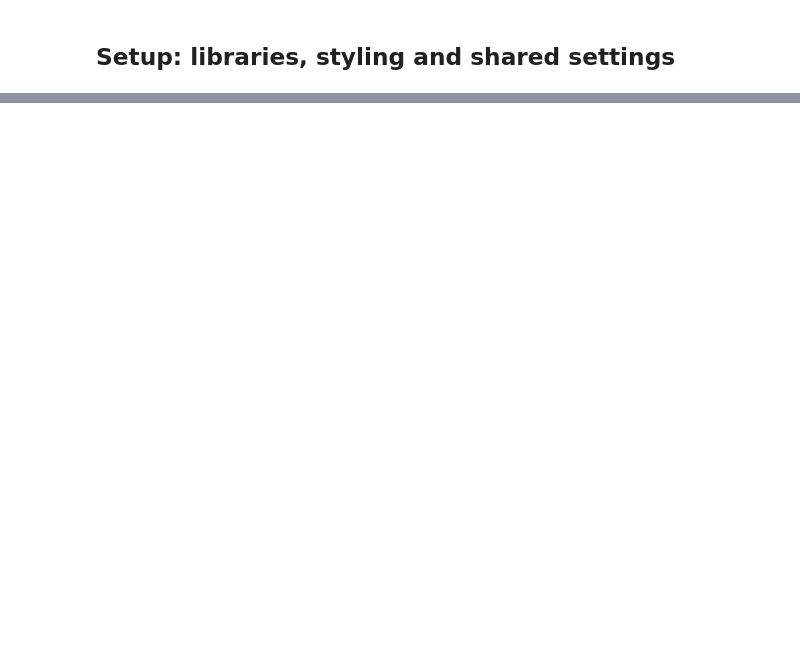
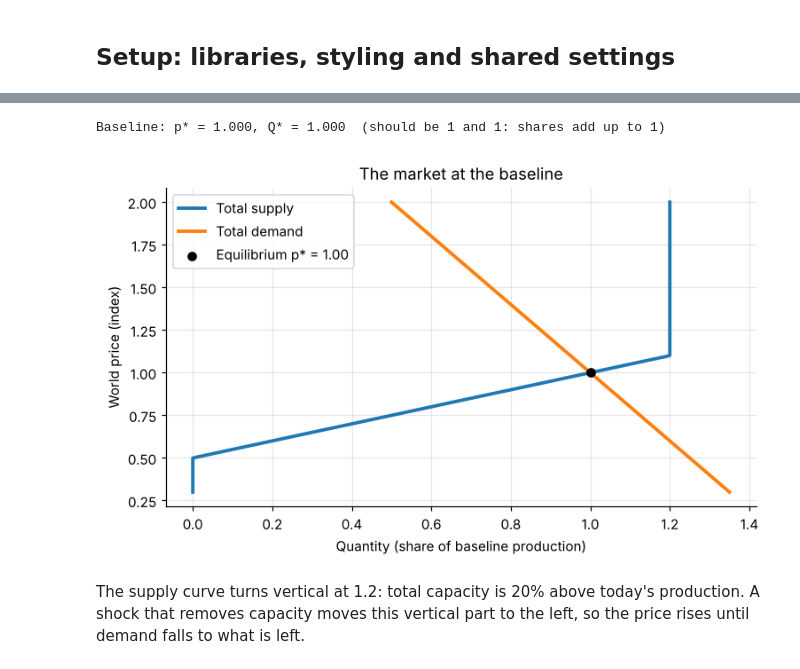
Before and after one commit to radiah23/Modeling-Fast-Fashion-Supply-Chain, a Jupyter notebook: Networks_FP_Model2.ipynb, the cells around one changed output, grey strips where cells are left out. Drawn from its saved outputs; the diff is of its cells as text; code cells hidden in the pictures; blank space fills up the shorter version.

```diff
--- a/Networks_FP_Model2.ipynb
+++ b/Networks_FP_Model2.ipynb
@@ -449,0 +260,47 @@ More spare capacity means the other producers can replace more of China's lost o
+# %%
+# MARKET PARAMETERS (README section 6, items 7-10). Change values here only.
+PARAMS = dict(p0=1.0,        # baseline world price (normalized)
+              lam=0.5,       # labour share: unit cost c_i = lam * W_i / W_max
+              eps=0.5,       # demand price elasticity: B_j = eps * C_j / p0
+              spare=0.2)     # spare capacity: K_i = P_i * (1 + spare)
+
+def calibrate(world, par=PARAMS):
+    """Numpy arrays so the market clears at p0 with the world's sizes."""
+    P, W, C = world["P"], world["W"], world["C"]
+    c = par["lam"] * W / W.max()                  # unit cost, always below p0
+    s = P / (par["p0"] - c)                       # supply slope: S_i(p0) = P_i
+    K = P * (1 + par["spare"])                    # capacity
+    B = par["eps"] * C / par["p0"]                # demand slope
+    A = C + B * par["p0"]                         # demand intercept: D_j(p0) = C_j
+    return dict(P=P, c=c, s=s, K=K, A=A, B=B, p0=par["p0"])
+
+def supply(p, m, K=None):
+    """Supply of every producer at price p (vectorized; K can be overridden by a shock)."""
+    K = m["K"] if K is None else K
+    return np.minimum(K, np.maximum(0.0, m["s"] * (p - m["c"])))
+
+def demand(p, m):
+    return np.maximum(0.0, m["A"] - m["B"] * p)
+
+def equilibrium(m, K=None):
+    """World price where total supply = total demand."""
+    excess = lambda p: demand(p, m).sum() - supply(p, m, K).sum()
+    p = brentq(excess, 1e-6, 50 * m["p0"])
+    return p, supply(p, m, K), demand(p, m)
+
+MKT = calibrate(GEN)
+p_star, S_star, D_star = equilibrium(MKT)
+print(f"Baseline: p* = {p_star:.3f}, Q* = {S_star.sum():.3f}  (should be 1 and 1: shares add up to 1)")
+
+p_grid = np.linspace(0.3, 2.0, 300)
+fig, ax = plt.subplots(figsize=(7, 4.3))
+ax.plot([supply(p, MKT).sum() for p in p_grid], p_grid, lw=2.5, label="Total supply")
+ax.plot([demand(p, MKT).sum() for p in p_grid], p_grid, lw=2.5, label="Total demand")
+ax.scatter([S_star.sum()], [p_star], color="black", zorder=5, label=f"Equilibrium p* = {p_star:.2f}")
+ax.set_xlabel("Quantity (share of baseline production)"); ax.set_ylabel("World price (index)")
+ax.set_title("The market at the baseline"); ax.legend(); plt.tight_layout(); plt.show()
+# %% [output]
+Baseline: p* = 1.000, Q* = 1.000  (should be 1 and 1: shares add up to 1)
+[figure, added]
+# %% [markdown]
+The supply curve turns vertical at 1.2: total capacity is 20% above today's production. A shock that removes capacity moves this vertical part to the left, so the price rises until demand falls to what is left.
```
Also changed, not shown: parts of 57 cells of this notebook.
